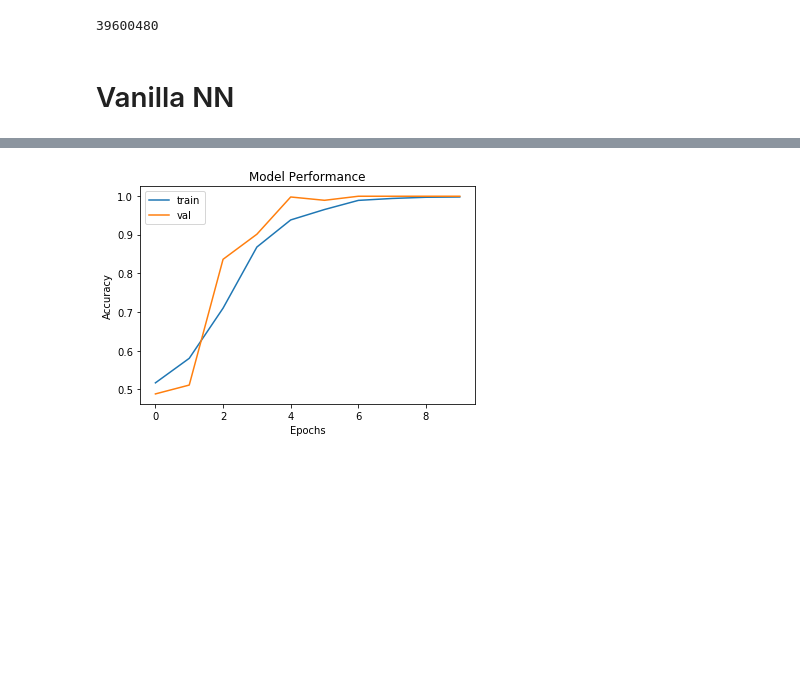
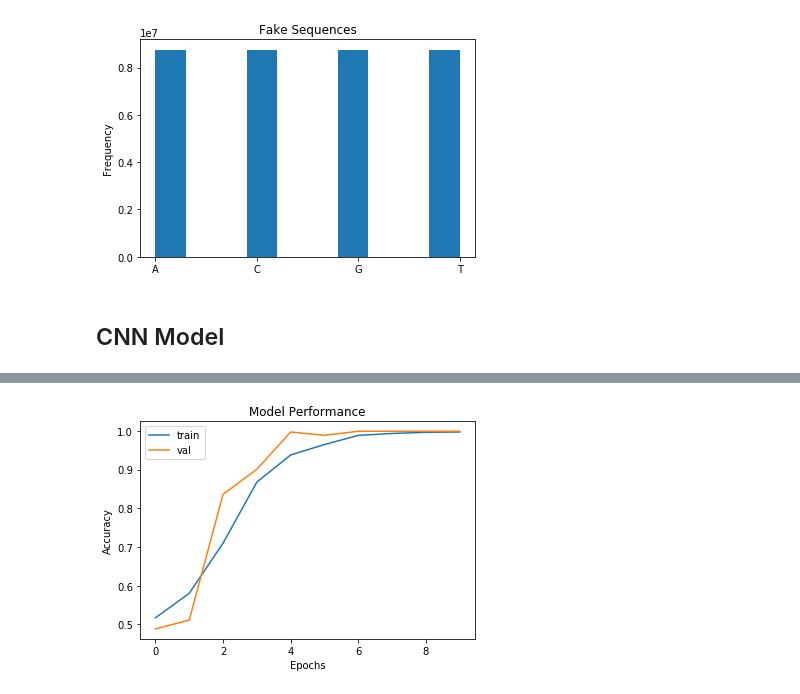
Before and after one commit to Jdduryea/SeqID, a Jupyter notebook: RNN Research.ipynb, the cells around one changed output, grey strips where cells are left out. Cells and saved outputs as stored; diff of their text form; code cells hidden in the pictures; blank space fills up the shorter version.

```diff
--- a/RNN Research.ipynb
+++ b/RNN Research.ipynb
@@ -55 +108,9 @@ max_length = seq_length
+# %%
+plt.hist(fake_seqs.flatten());
+plt.title("Fake Sequences");
+plt.ylabel("Frequency");
+plt.xticks(np.arange(1,5), ('A', 'C', 'G', 'T'));
+plt.savefig("Fake.png",dpi=500)
+# %% [output]
+[figure, added]
 # %%
@@ -56,7 +118,3 @@ max_length = seq_length
 X_train, X_test, y_train, y_test = train_test_split(X, y)
-# %%
-len(big_seq)
-# %% [output]
-39600480
-# %% [markdown]
-# Vanilla NN
+# %% [markdown]
+## CNN Model
```
Also changed, not shown: parts of 41 cells of this notebook.
